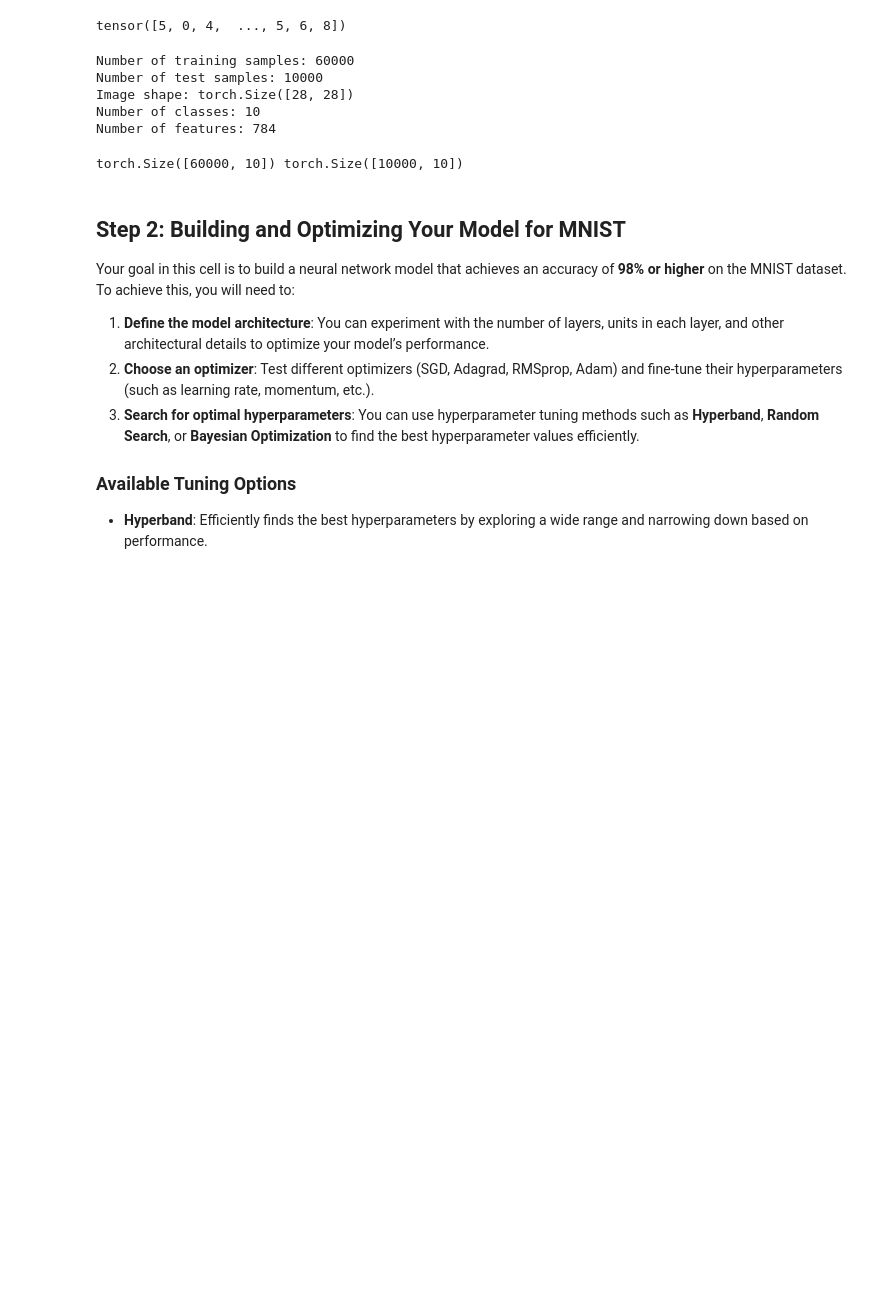
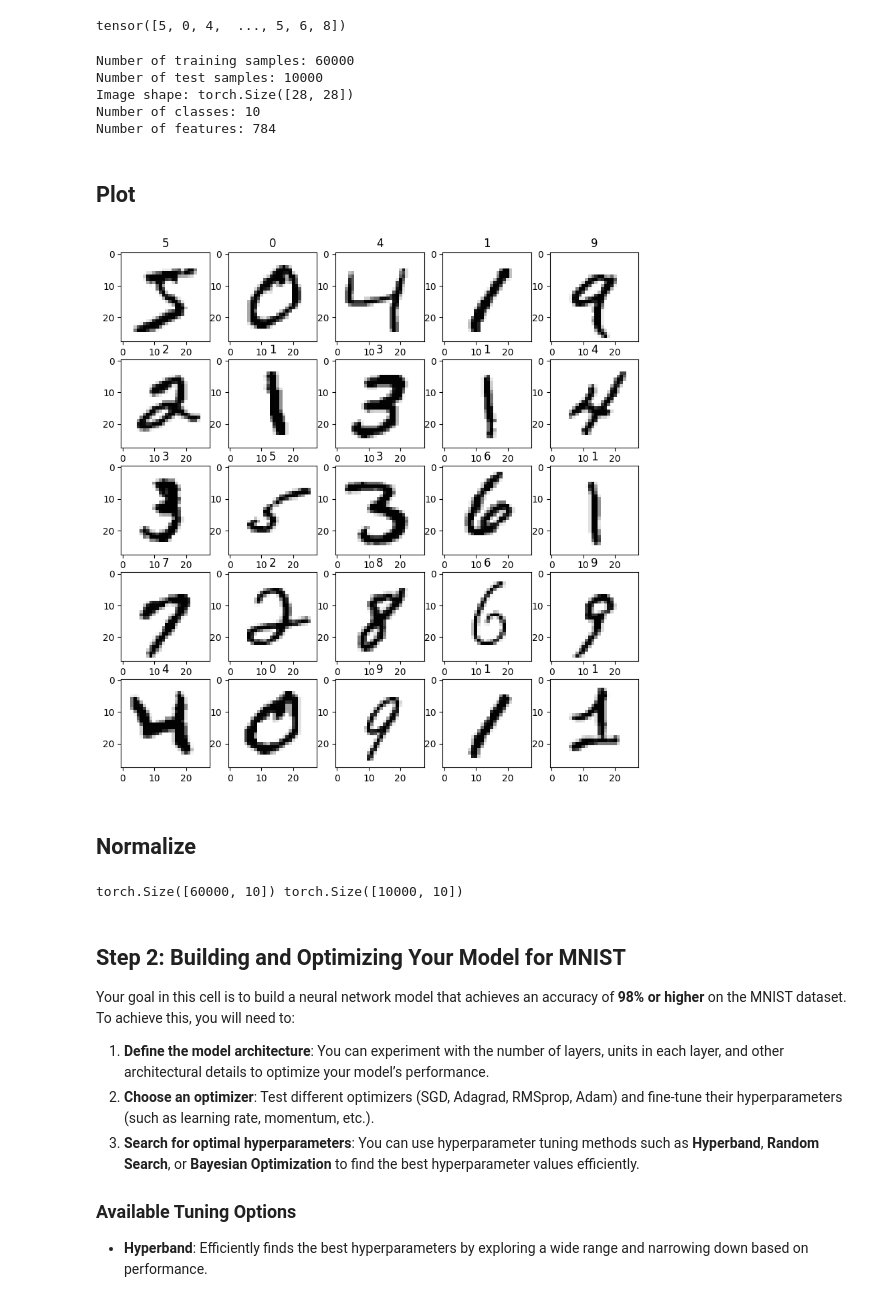
Before and after one commit to ILoveBacteria/machine-learning-assignments, a Jupyter notebook: assignment3/P3/3-MNIST_Classification.ipynb, the cells around one changed output. Drawn from its saved outputs; the diff is of its cells as text; code cells hidden in the pictures; blank space fills up the shorter version.

```diff
--- a/assignment3/P3/3-MNIST_Classification.ipynb
+++ b/assignment3/P3/3-MNIST_Classification.ipynb
@@ -63,7 +63,7 @@ x_train.shape
 # %% [output]
 torch.Size([60000, 28, 28])
 # %%
-x_train = x_train.double()
-x_test = x_test.double()
+x_train = x_train.float()
+x_test = x_test.float()
 print(x_train.dtype, x_test.dtype)
 # %% [output]
@@ -84,6 +84,21 @@ Number of test samples: 10000
 Image shape: torch.Size([28, 28])
 Number of classes: 10
 Number of features: 784
+# %% [markdown]
+## Plot
+# %%
+image_for_plot = x_train[:25, :, :].clone()
+dis_center = (255 / 2) - image_for_plot
+image_for_plot += dis_center*2
+plt.figure(figsize=(10, 10))
+for i in range(25):
+    plt.subplot(5, 5, i + 1)
+    plt.imshow(image_for_plot[i], cmap='gray')
+    plt.title(y_train[i].item())
+# %% [output]
+[figure, added]
+# %% [markdown]
+## Normalize
 # %%
 # Normalize the pixel values and one-hot encode the labels
 x_train /= 255
```
Also changed, not shown: parts of 24 cells of this notebook.
